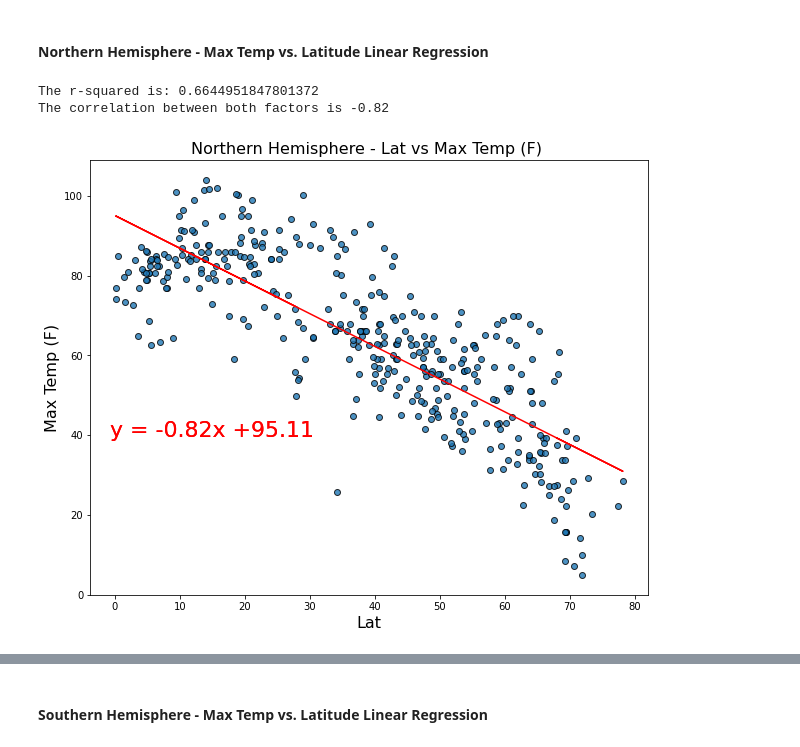
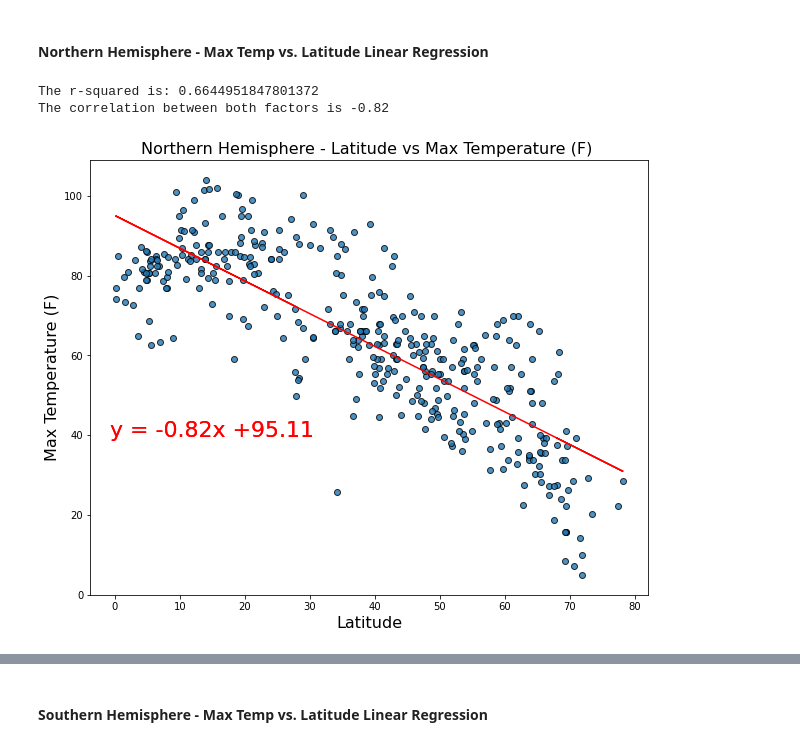
Before and after one commit to deepzissou/Python_API_Challenge, a Jupyter notebook: WeatherPyTest/WeatherPyTest-checkpoint.ipynb, the cells around one changed output, grey strips where cells are left out. Saved outputs shown, nothing was run; the diff lists cells and outputs as text; code cells hidden in the pictures.

```diff
--- a/WeatherPyTest/WeatherPyTest-checkpoint.ipynb
+++ b/WeatherPyTest/WeatherPyTest-checkpoint.ipynb
@@ -346,13 +360,13 @@ southern_hemisphere_weather_df = updated_weather_df.loc[updated_weather_df["Lat"
 # %%
 #Create a scatter plot for latitude vs max temp (northern hemisphere)
 x_values = northern_hemisphere_weather_df['Lat']
 y_values = northern_hemisphere_weather_df['Max Temp']
-regression_plot(x_values, y_values, "Lat", "Max Temp (F)", "Northern",(0, 0))
+regression_plot(x_values, y_values, "Latitude", "Max Temperature (F)", "Northern",(0, 0))
 
 #Save figure as png and show
 plt.savefig("../Downloads/Northern_Hemisphere_MaxTemp_Latitude_Linear_Regression.png", bbox_inches="tight")
 plt.show()
 # %% [output]
 The r-squared is: 0.6644951847801372
 The correlation between both factors is -0.82
-[figure, old version]
+[figure, new version]
```
Also changed, not shown: parts of 14 cells of this notebook, 3 other files.
